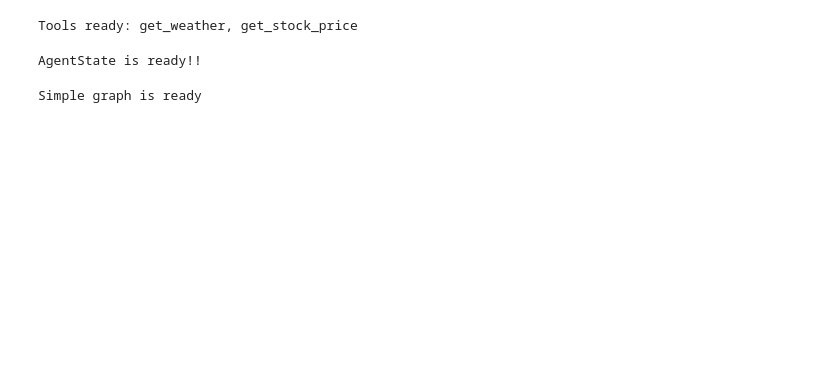
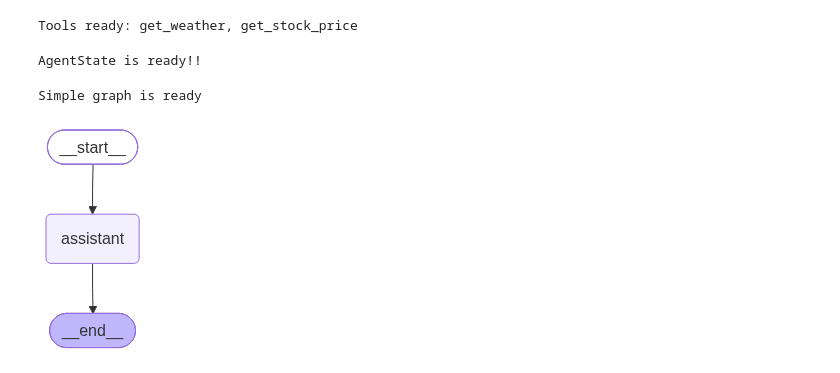
Before and after one commit to GenAIByAmit/L3_July_2026_Batch_Anand_K, a Jupyter notebook: 05_langraph_fundamentals.ipynb, the cells around one changed output. Cells and saved outputs as stored; diff of their text form; code cells hidden in the pictures; blank space fills up the shorter version.

```diff
--- a/05_langraph_fundamentals.ipynb
+++ b/05_langraph_fundamentals.ipynb
@@ -70,6 +69,10 @@ simple_graph = simple_graph_builder.compile()
 print('Simple graph is ready')
 # %% [output]
 Simple graph is ready
+# %%
+simple_graph
+# %% [output]
+[figure, added]
 # %%
 simple_result = simple_graph.invoke({
     "messages": [{"role": "user", "content": "Explain LangGraph in one sentence"}]
```
Also changed, not shown: parts of 14 cells of this notebook.
